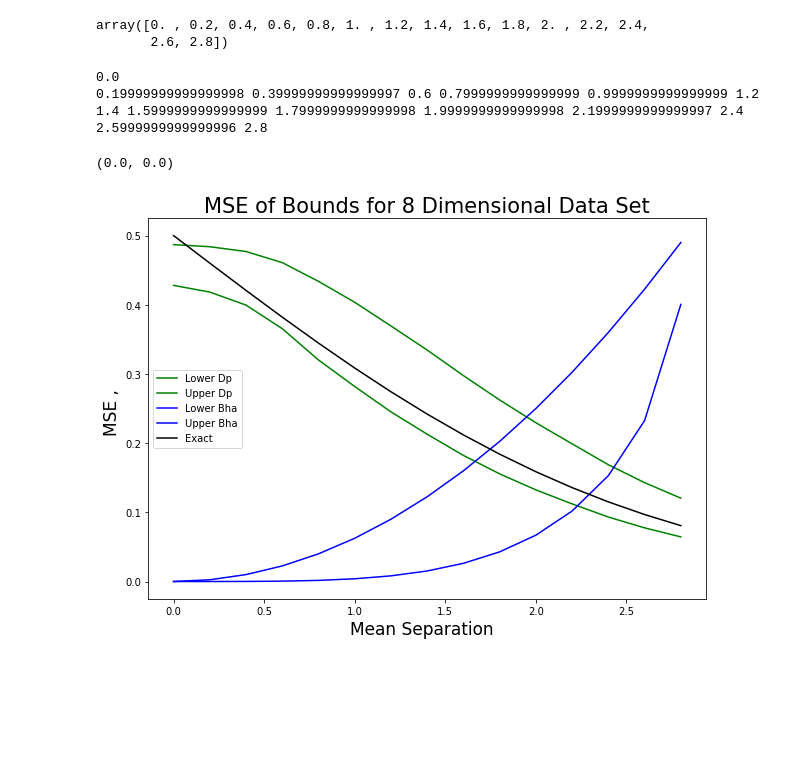
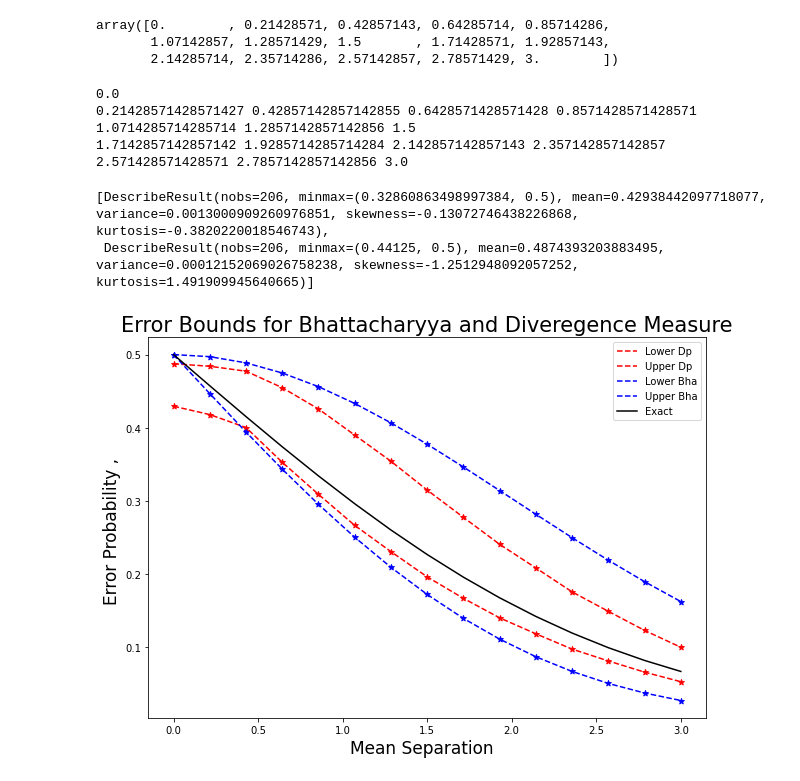
Before and after one commit to rj-may/BER_Bounds_Eval, a Jupyter notebook: mean_sep.ipynb, the cells around one changed output. Drawn from its saved outputs; the diff is of its cells as text; code cells hidden in the pictures; blank space fills up the shorter version.

Commit message:
mean sep done' '

```diff
--- a/mean_sep.ipynb
+++ b/mean_sep.ipynb
@@ -11,23 +11,24 @@ from modules.dp_bounds import dp_bounds
 
 from modules.Bhattacharyya import Bhattacharyya_bounds
 # %%
-mean_sep = np.linspace(0, 2.8, 15 , endpoint = True)
+mean_sep = np.linspace(0, 3, 15 , endpoint = True)
 
 mean_sep
 # %% [output]
-array([0. , 0.2, 0.4, 0.6, 0.8, 1. , 1.2, 1.4, 1.6, 1.8, 2. , 2.2, 2.4,
-       2.6, 2.8])
+array([0.        , 0.21428571, 0.42857143, 0.64285714, 0.85714286,
+       1.07142857, 1.28571429, 1.5       , 1.71428571, 1.92857143,
+       2.14285714, 2.35714286, 2.57142857, 2.78571429, 3.        ])
 # %%
 Bhattacharyya_l = []
 Bhattacharyya_u = []
 dp_lst = []
 
 sample_size= 400
-MC_num = 500
+MC_num = 400
 n0, n1 = sample_size, sample_size
 
 for i in mean_sep:
-    if i  % 1 == 0:
+    if (i*10)  % 1 == 0:
         print(i)
     else:
         print(i, end = " ")
@@ -52,7 +53,8 @@ for i in mean_sep:
     dp_lst.append(dp_class)
 # %% [output]
 0.0
-0.19999999999999998 0.39999999999999997 0.6 0.7999999999999999 0.9999999999999999 1.2 1.4 1.5999999999999999 1.7999999999999998 1.9999999999999998 2.1999999999999997 2.4 2.5999999999999996 2.8
+0.21428571428571427 0.42857142857142855 0.6428571428571428 0.8571428571428571 1.0714285714285714 1.2857142857142856 1.5
+1.7142857142857142 1.9285714285714284 2.142857142857143 2.357142857142857 2.571428571428571 2.7857142857142856 3.0
 # %%
 dp_l = []
 dp_u = []
@@ -61,26 +63,10 @@ for obj in dp_lst:
     dp_l.append(a[2])
     dp_u.append(b[2])
 # %%
-from modules.Bhattacharyya import Bhattacharyya_bounds
-
-
-
-mean1 = [0, 0, 0 ]
-covariance1 = np.identity(3)
-
-mean2 = [0, 0, 0  ]
-
-covariance2= np.identity(3)
-
-mean1 = np.array(mean1)
-mean2 = np.array(mean2)
-params1  = [mean1, covariance1, n0]
-params2  = [mean2, covariance2, n1]
-
-
-Bhattacharyya_bounds(params1[:2], params2[:2])
+dp_lst[0].get_bounds_stats()
 # %% [output]
-(0.0, 0.0)
+[DescribeResult(nobs=206, minmax=(0.32860863498997384, 0.5), mean=0.42938442097718077, variance=0.0013000909260976851, skewness=-0.13072746438226868, kurtosis=-0.3820220018546743),
+ DescribeResult(nobs=206, minmax=(0.44125, 0.5), mean=0.4874393203883495, variance=0.00012152069026758238, skewness=-1.2512948092057252, kurtosis=1.491909945640665)]
 # %%
 exact = []
 
@@ -101,27 +87,32 @@ for i in mean_sep:
 # %%
 fs =17
 fig = plt.figure(figsize=(10, 7))
 ax = fig.add_subplot(111)
 
 # ax.set_xscale('log', base=10)
 # ax.set_yscale('log', base=10)
 
-ax.plot(mean_sep, dp_l, 'g', label='Lower Dp')
-ax.plot(mean_sep, dp_u, 'g', label='Upper Dp')
+ax.plot(mean_sep, dp_l, 'r--', label='Lower Dp')
+ax.plot(mean_sep, dp_u, 'r--', label='Upper Dp')
 
+ax.scatter(mean_sep, dp_l, color='r', marker='*')
+ax.scatter(mean_sep, dp_u, color ='r', marker ='*' )
 
-ax.plot(mean_sep, Bhattacharyya_l, 'b', label='Lower Bha')
-ax.plot(mean_sep, Bhattacharyya_u, 'b', label='Upper Bha')
+ax.plot(mean_sep, Bhattacharyya_l, 'b--', label='Lower Bha')
+ax.plot(mean_sep, Bhattacharyya_u, 'b--', label='Upper Bha')
 
 ax.plot(mean_sep, exact, 'k', label='Exact')
 
+ax.scatter(mean_sep, Bhattacharyya_l, color='b', marker='*')
+ax.scatter(mean_sep, Bhattacharyya_u, color ='b', marker ='*' )
+
 
 ax.set_xlabel("Mean Separation  ", fontsize = fs)
-ax.set_ylabel("MSE , ", fontsize=fs)
-ax.set_title("MSE of Bounds for 8 Dimensional Data Set", fontsize = fs +4)
+ax.set_ylabel("Error Probability , ", fontsize=fs)
+ax.set_title("Error Bounds for Bhattacharyya and Diveregence Measure", fontsize = fs +4)
 ax.legend()
 # plt.savefig("test.png",facecolor=(1,1,1,1))
 
 plt.show()
 # %% [output]
-[figure, old version]
+[figure, new version]
```
